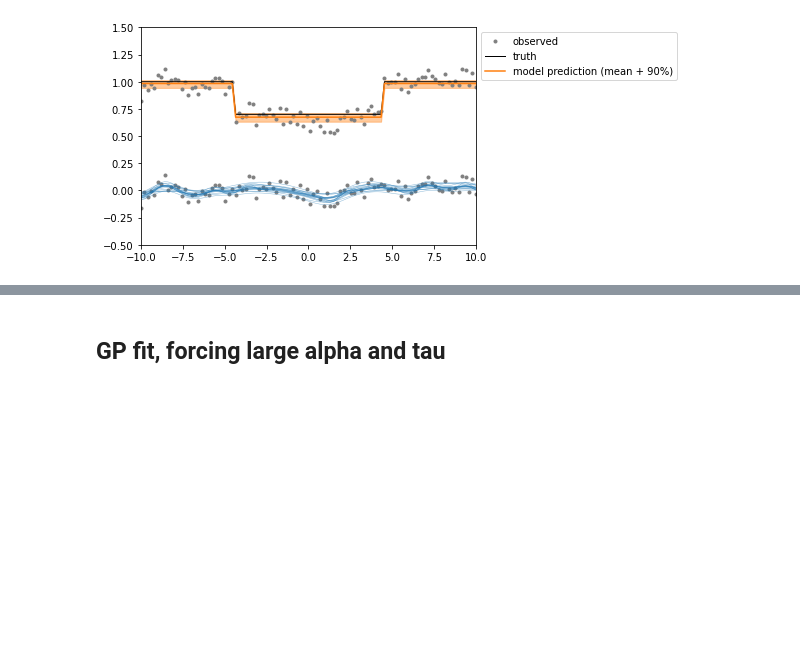
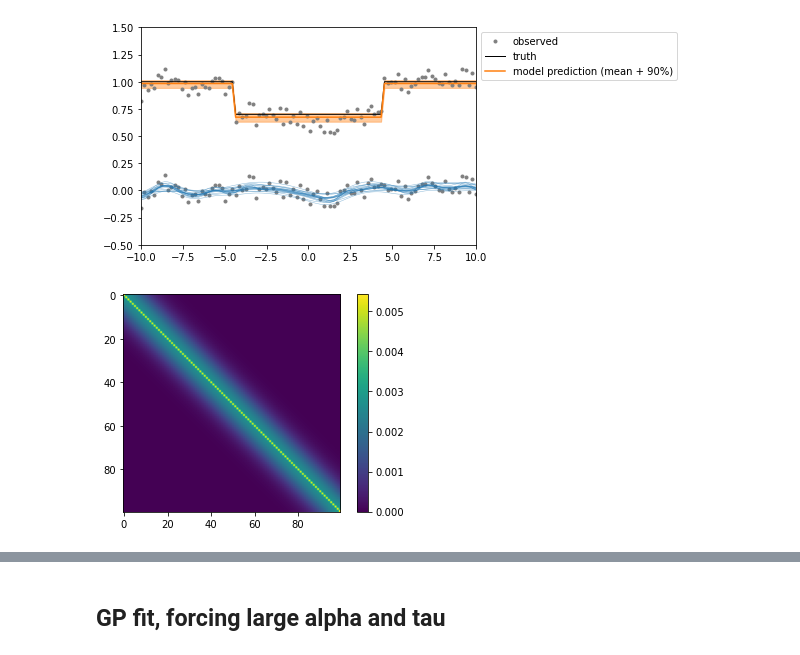
Before and after one commit to kemasuda/tutorial, a Jupyter notebook: multivariate_normal/degeneracy between GP mean and model normalization.ipynb, the cells around one changed output, grey strips where cells are left out. Drawn from its saved outputs; the diff is of its cells as text; code cells hidden in the pictures; blank space fills up the shorter version.

```diff
--- a/multivariate_normal/degeneracy between GP mean and model normalization.ipynb
+++ b/multivariate_normal/degeneracy between GP mean and model normalization.ipynb
@@ -98,7 +98,7 @@ def cov_rbf_x(x, x2, tau, alpha):
 def compute_prediction(x_pred, x, y, samples, idx):
     a, tau, ymodel = jnp.exp(samples['lna'][idx]), jnp.exp(samples['lntau'][idx]), samples['ymodel'][idx]
     Ksigma = cov_rbf(x, tau, a, sigma*jnp.ones_like(x))
-    Kpred = cov_rbf(x_pred, tau, a, jnp.zeros_like(x_pred))
+    Kpred = cov_rbf(x_pred, tau, a, jnp.zeros_like(x))
     Kx = cov_rbf_x(x, x_pred, tau, a)
     y_pred = jnp.dot(Kx.T, jnp.linalg.solve(Ksigma, y-ymodel))
     cov_pred = Kpred - Kx.T@jnp.linalg.solve(Ksigma, Kx)
@@ -122,3 +122,23 @@ for idx in np.random.randint(0, 500, 20):
 plt.legend(loc='best', bbox_to_anchor=(1,1));
 # %% [output]
 [figure]
+# %%
+def compute_prediction(x_pred, x, y, samples, idx):
+    a, tau, ymodel = jnp.exp(samples['lna'][idx]), jnp.exp(samples['lntau'][idx]), samples['ymodel'][idx]
+    Ksigma = cov_rbf(x, tau, a, sigma*jnp.ones_like(x))
+    Kpred = cov_rbf(x_pred, tau, a, jnp.zeros_like(x))
+    Kx = cov_rbf_x(x, x_pred, tau, a)
+    y_pred = jnp.dot(Kx.T, jnp.linalg.solve(Ksigma, y-ymodel))
+    cov_pred = Kpred - Kx.T@jnp.linalg.solve(Ksigma, Kx)
+    sigma_pred = jnp.sqrt(jnp.diag(cov_pred))
+    return y_pred, cov_pred
+# %%
+y_pred, cov_pred = compute_prediction(x, x, y, samples, idx)
+# %%
+a, tau, ymodel = jnp.exp(samples['lna'][idx]), jnp.exp(samples['lntau'][idx]), samples['ymodel'][idx]
+Ksigma = cov_rbf(x, tau, a, sigma*jnp.ones_like(x))
+# %%
+plt.imshow(cov_pred + Ksigma)
+plt.colorbar();
+# %% [output]
+[figure, added]
```
Also changed, not shown: parts of 12 cells of this notebook, 3 other files.
